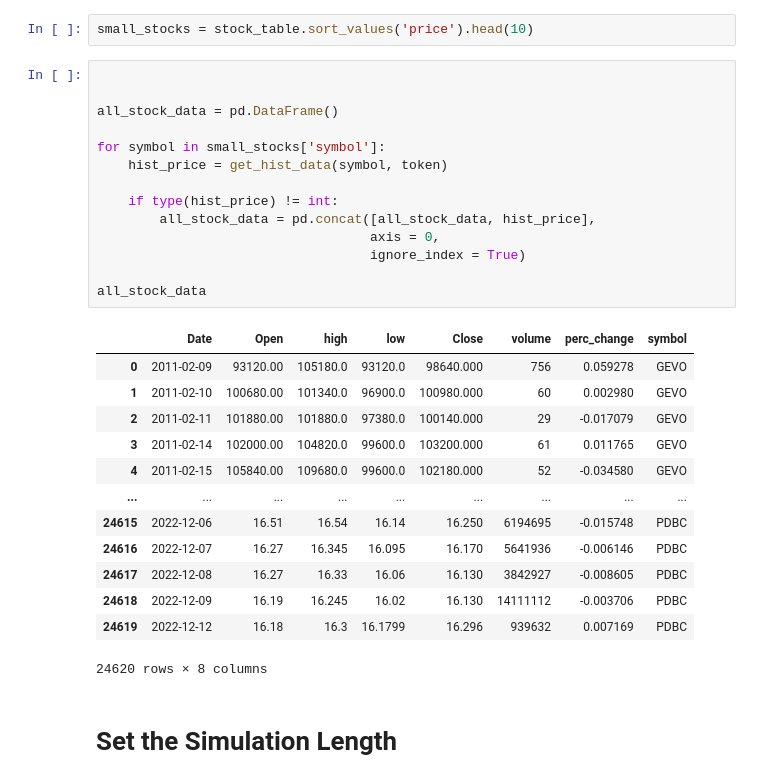
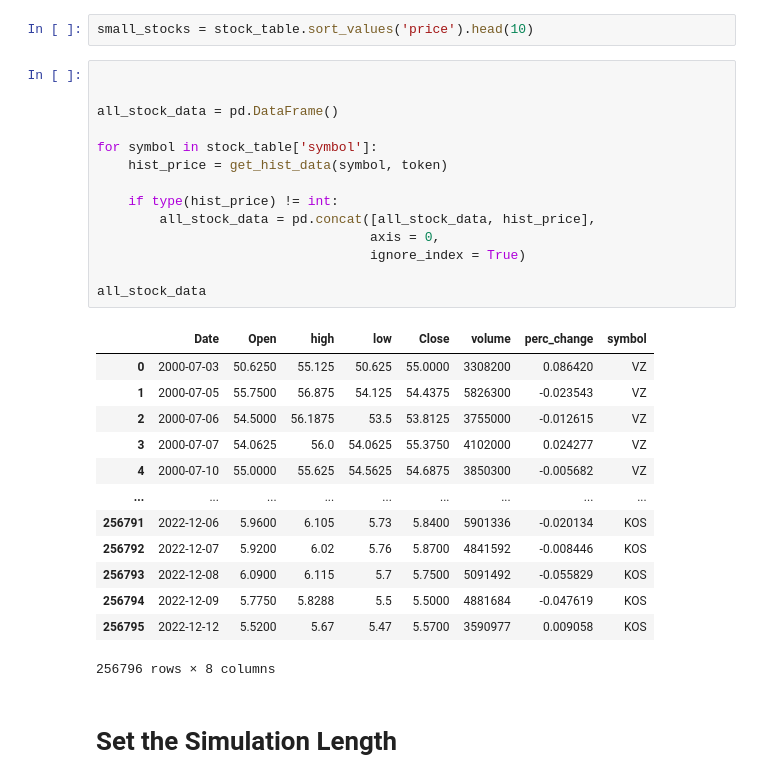
Before and after one commit to RLE-Analytics/iron_financial, a Jupyter notebook: options_strategy/Backtest Upside Ratio.ipynb, the cells around one changed output. Saved outputs shown, nothing was run; the diff lists cells and outputs as text.

```diff
--- a/options_strategy/Backtest Upside Ratio.ipynb
+++ b/options_strategy/Backtest Upside Ratio.ipynb
@@ -79,31 +79,31 @@ small_stocks = stock_table.sort_values('price').head(10)
 # %%
 
 
 all_stock_data = pd.DataFrame()
 
-for symbol in small_stocks['symbol']:
+for symbol in stock_table['symbol']:
     hist_price = get_hist_data(symbol, token)
 
     if type(hist_price) != int:
         all_stock_data = pd.concat([all_stock_data, hist_price],
                                    axis = 0,
                                    ignore_index = True)
 
 all_stock_data
 # %% [output]
 |  | Date | Open | high | low | Close | volume | perc_change | symbol |
-| 0 | 2011-02-09 | 93120.00 | 105180.0 | 93120.0 | 98640.000 | 756 | 0.059278 | GEVO |
-| 1 | 2011-02-10 | 100680.00 | 101340.0 | 96900.0 | 100980.000 | 60 | 0.002980 | GEVO |
-| 2 | 2011-02-11 | 101880.00 | 101880.0 | 97380.0 | 100140.000 | 29 | -0.017079 | GEVO |
-| 3 | 2011-02-14 | 102000.00 | 104820.0 | 99600.0 | 103200.000 | 61 | 0.011765 | GEVO |
-| 4 | 2011-02-15 | 105840.00 | 109680.0 | 99600.0 | 102180.000 | 52 | -0.034580 | GEVO |
+| 0 | 2000-07-03 | 50.6250 | 55.125 | 50.625 | 55.0000 | 3308200 | 0.086420 | VZ |
+| 1 | 2000-07-05 | 55.7500 | 56.875 | 54.125 | 54.4375 | 5826300 | -0.023543 | VZ |
+| 2 | 2000-07-06 | 54.5000 | 56.1875 | 53.5 | 53.8125 | 3755000 | -0.012615 | VZ |
+| 3 | 2000-07-07 | 54.0625 | 56.0 | 54.0625 | 55.3750 | 4102000 | 0.024277 | VZ |
+| 4 | 2000-07-10 | 55.0000 | 55.625 | 54.5625 | 54.6875 | 3850300 | -0.005682 | VZ |
 | ... | ... | ... | ... | ... | ... | ... | ... | ... |
-| 24615 | 2022-12-06 | 16.51 | 16.54 | 16.14 | 16.250 | 6194695 | -0.015748 | PDBC |
-| 24616 | 2022-12-07 | 16.27 | 16.345 | 16.095 | 16.170 | 5641936 | -0.006146 | PDBC |
-| 24617 | 2022-12-08 | 16.27 | 16.33 | 16.06 | 16.130 | 3842927 | -0.008605 | PDBC |
-| 24618 | 2022-12-09 | 16.19 | 16.245 | 16.02 | 16.130 | 14111112 | -0.003706 | PDBC |
-| 24619 | 2022-12-12 | 16.18 | 16.3 | 16.1799 | 16.296 | 939632 | 0.007169 | PDBC |
+| 256791 | 2022-12-06 | 5.9600 | 6.105 | 5.73 | 5.8400 | 5901336 | -0.020134 | KOS |
+| 256792 | 2022-12-07 | 5.9200 | 6.02 | 5.76 | 5.8700 | 4841592 | -0.008446 | KOS |
+| 256793 | 2022-12-08 | 6.0900 | 6.115 | 5.7 | 5.7500 | 5091492 | -0.055829 | KOS |
+| 256794 | 2022-12-09 | 5.7750 | 5.8288 | 5.5 | 5.5000 | 4881684 | -0.047619 | KOS |
+| 256795 | 2022-12-12 | 5.5200 | 5.67 | 5.47 | 5.5700 | 3590977 | 0.009058 | KOS |
-24620 rows × 8 columns
+256796 rows × 8 columns
 # %% [markdown]
 # Set the Simulation Length
 # %%
```
Also changed, not shown: parts of 16 cells of this notebook, 2 other files.
